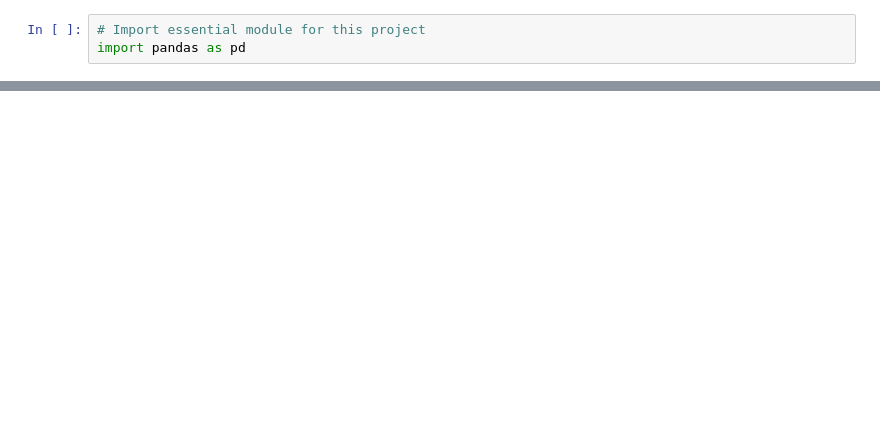
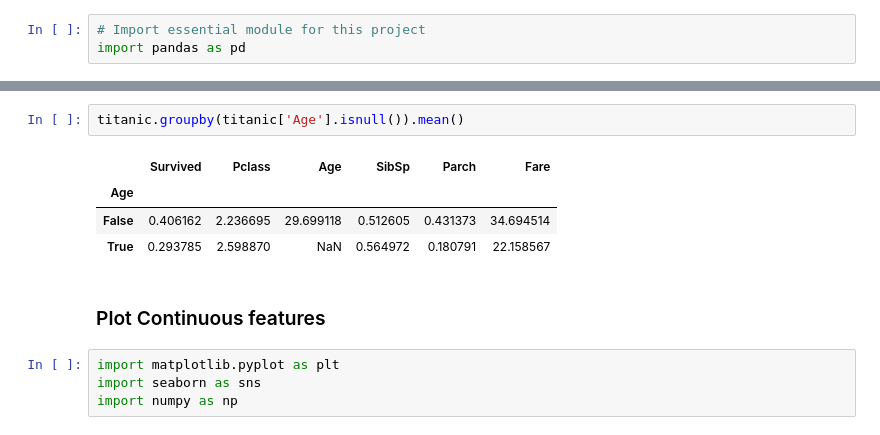
Before and after one commit to ZobaerIslam/ML_random_forest, a Jupyter notebook: randomForest_titanic.ipynb, the cells around one changed output, grey strips where cells are left out. Cells and saved outputs as stored; diff of their text form; blank space fills up the shorter version.

```diff
--- a/randomForest_titanic.ipynb
+++ b/randomForest_titanic.ipynb
@@ -16,0 +90,13 @@ titanic.head()
+# %%
+titanic.groupby(titanic['Age'].isnull()).mean()
+# %% [output]
+|  | Survived | Pclass | Age | SibSp | Parch | Fare |
+| Age |  |  |  |  |  |  |
+| False | 0.406162 | 2.236695 | 29.699118 | 0.512605 | 0.431373 | 34.694514 |
+| True | 0.293785 | 2.598870 | NaN | 0.564972 | 0.180791 | 22.158567 |
+# %% [markdown]
+### Plot Continuous features
+# %%
+import matplotlib.pyplot as plt
+import seaborn as sns
+import numpy as np
```
Also changed, not shown: parts of 12 cells of this notebook, 1 other file.
